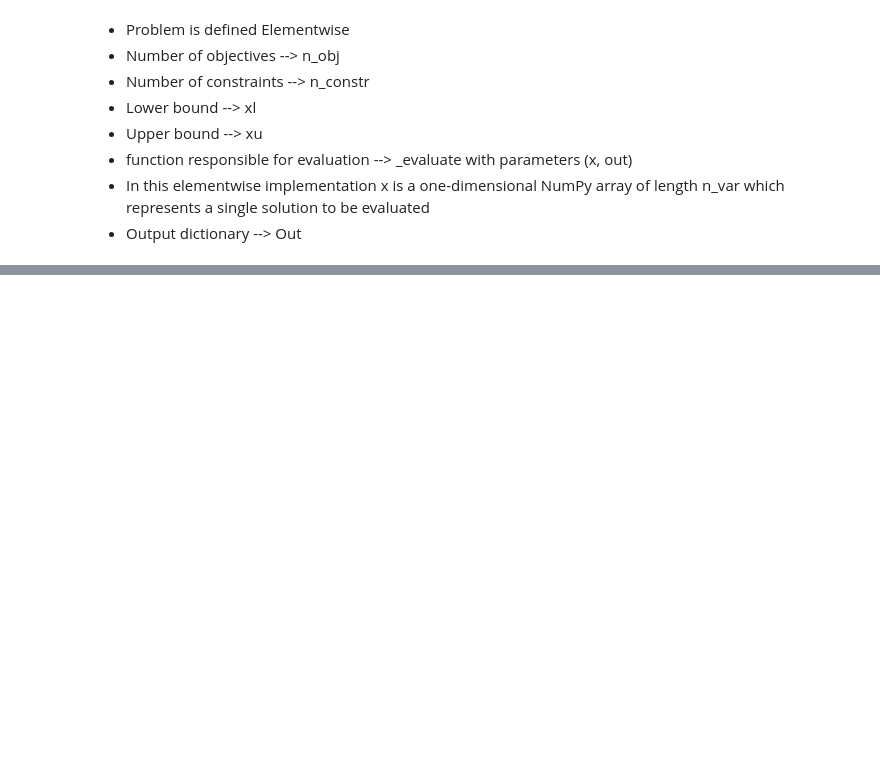
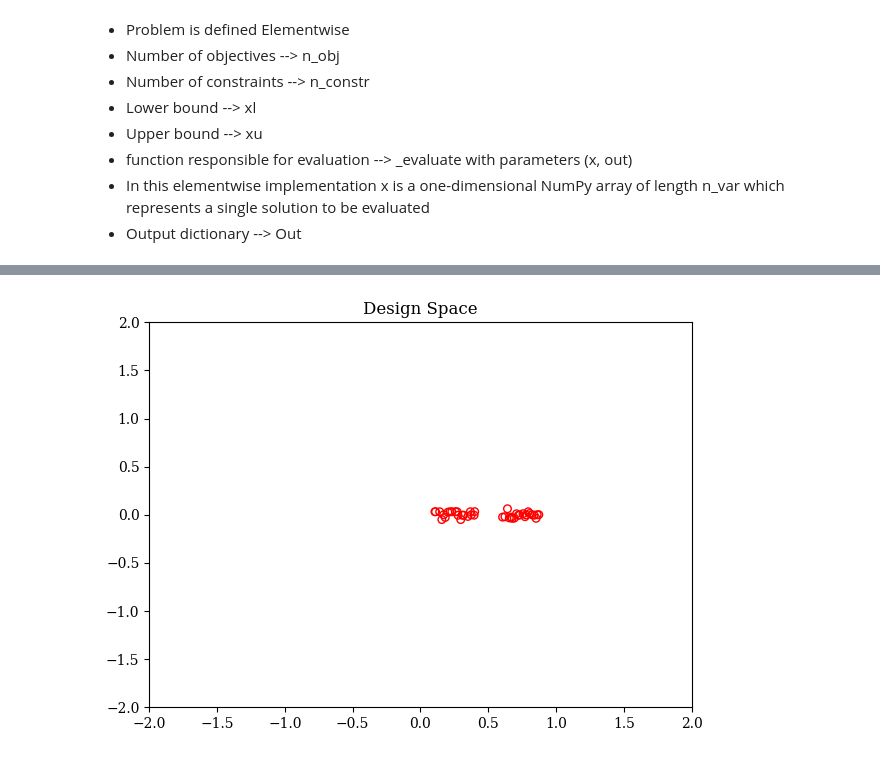
Before and after one commit to aditisinghxd/pymoo, a Jupyter notebook: Constrained Optimization.ipynb, the cells around one changed output, grey strips where cells are left out. Drawn from its saved outputs; the diff is of its cells as text; code cells hidden in the pictures; blank space fills up the shorter version.

```diff
--- a/Constrained Optimization.ipynb
+++ b/Constrained Optimization.ipynb
@@ -111,0 +163,4 @@ display.Image(r"C:\Users\marsh\Documents\repos\pymoo\img\Screenshot 2024-12-09 1
+# %%
+from pymoo.termination import get_termination
+
+termination = get_termination("n_gen", 40)
@@ -111,0 +169,12 @@ display.Image(r"C:\Users\marsh\Documents\repos\pymoo\img\Screenshot 2024-12-09 1
+# %%
+from pymoo.optimize import minimize
+
+res = minimize(problem,
+               algorithm,
+               termination,
+               seed=1,
+               save_history=True,
+               verbose=True)
+
+X = res.X
+F = res.F
@@ -111,0 +199,11 @@ display.Image(r"C:\Users\marsh\Documents\repos\pymoo\img\Screenshot 2024-12-09 1
+# %%
+import matplotlib.pyplot as plt
+xl, xu = problem.bounds()
+plt.figure(figsize=(7, 5))
+plt.scatter(X[:, 0], X[:, 1], s=30, facecolors='none', edgecolors='r')
+plt.xlim(xl[0], xu[0])
+plt.ylim(xl[1], xu[1])
+plt.title("Design Space")
+plt.show()
+# %% [output]
+[figure, added]
```
Also changed, not shown: parts of 7 cells of this notebook.
